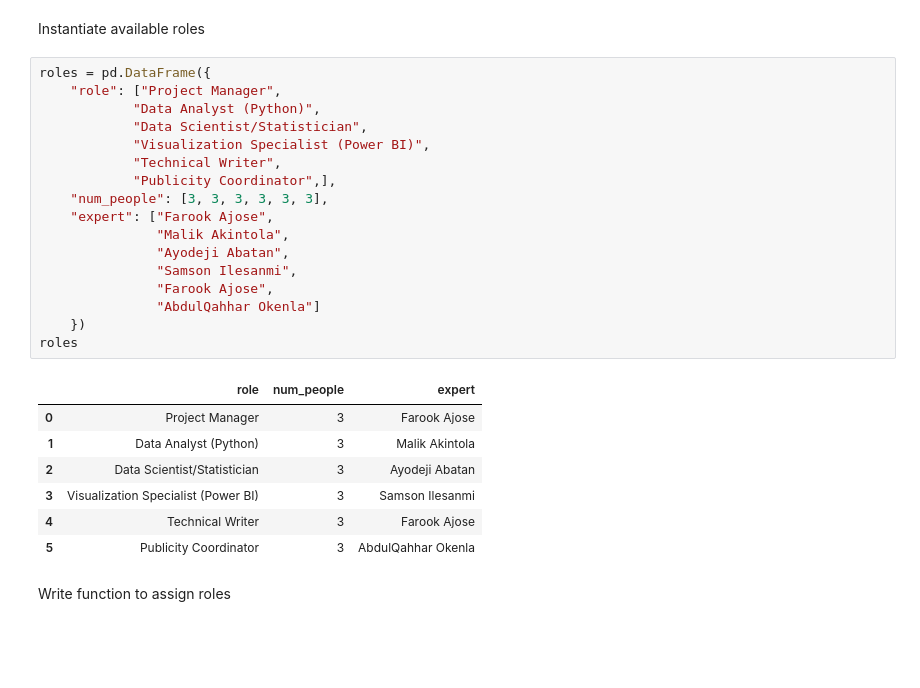
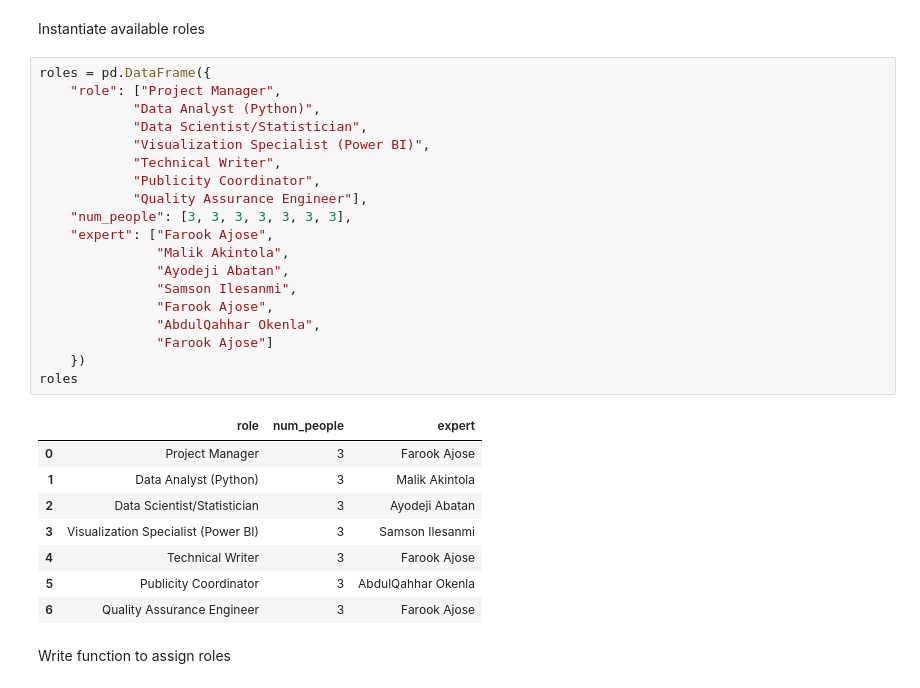
Before and after one commit to socratesjnr/asuu-strike-project, a Jupyter notebook: team-management/role_assignment.ipynb, the cells around one changed output. Saved outputs shown, nothing was run; the diff lists cells and outputs as text; blank space fills up the shorter version.

Commit message:
Update role_assignment.ipynb
Added QA Engineer role

```diff
--- a/team-management/role_assignment.ipynb
+++ b/team-management/role_assignment.ipynb
@@ -58,28 +58,31 @@ Instantiate available roles
 # %%
 roles = pd.DataFrame({
     "role": ["Project Manager",
             "Data Analyst (Python)",
             "Data Scientist/Statistician",
             "Visualization Specialist (Power BI)",
             "Technical Writer",
-            "Publicity Coordinator",],
-    "num_people": [3, 3, 3, 3, 3, 3],
+            "Publicity Coordinator",
+            "Quality Assurance Engineer"],
+    "num_people": [3, 3, 3, 3, 3, 3, 3],
     "expert": ["Farook Ajose",
                "Malik Akintola",
                "Ayodeji Abatan",
                "Samson Ilesanmi",
                "Farook Ajose",
-               "AbdulQahhar Okenla"]
+               "AbdulQahhar Okenla",
+               "Farook Ajose"]
     })
 roles
 # %% [output]
 |  | role | num_people | expert |
 | 0 | Project Manager | 3 | Farook Ajose |
 | 1 | Data Analyst (Python) | 3 | Malik Akintola |
 | 2 | Data Scientist/Statistician | 3 | Ayodeji Abatan |
 | 3 | Visualization Specialist (Power BI) | 3 | Samson Ilesanmi |
 | 4 | Technical Writer | 3 | Farook Ajose |
 | 5 | Publicity Coordinator | 3 | AbdulQahhar Okenla |
+| 6 | Quality Assurance Engineer | 3 | Farook Ajose |
 # %% [markdown]
 Write function to assign roles
 # %%
```
Also changed, not shown: parts of 3 cells of this notebook.
